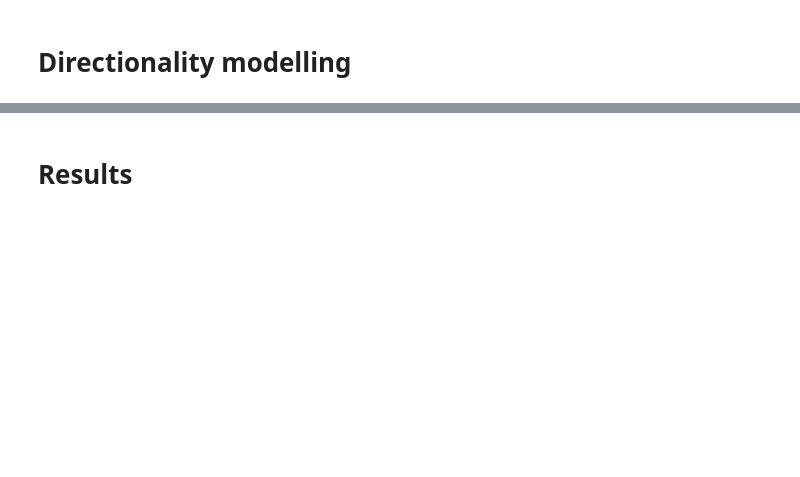
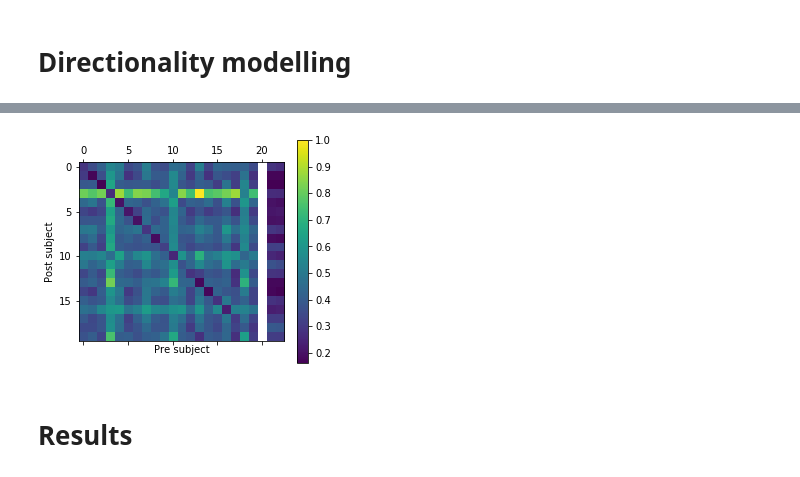
Before and after one commit to HALtheWise/Neurotech-project-1, a Jupyter notebook: exploration-v1.ipynb, the cells around one changed output, grey strips where cells are left out. Drawn from its saved outputs; the diff is of its cells as text; code cells hidden in the pictures; blank space fills up the shorter version.

```diff
--- a/exploration-v1.ipynb
+++ b/exploration-v1.ipynb
@@ -98,2 +100,5 @@ plt.savefig('DistanceMap.png', dpi=500)
 # %% [markdown]
 # Directionality modelling
+# %%
+subjects['delta'] = subjects.reducedPost - subjects.reducedPre
+subjects.head()
@@ -99,0 +112,4 @@ plt.savefig('DistanceMap.png', dpi=500)
+# %%
+meanDelta = np.mean(subjects.delta)
+print meanDelta.shape
+print meanDelta
@@ -99,0 +119,3 @@ plt.savefig('DistanceMap.png', dpi=500)
+# %%
+subjects['forecastedPost'] = subjects.reducedPre + meanDelta
+subjects.head()
@@ -100,2 +129,29 @@ plt.savefig('DistanceMap.png', dpi=500)
+# %%
+distMatrix = np.zeros([len(subjects), len(subjects) + 3])
+for i, post in subjects.reducedPost.iteritems():
+    # For each post scan
+    for j, pre in subjects.reducedPre.iteritems():
+        # How similar is it to each pre scan
+        distMatrix[i-1, j-1] = dist_func(pre, post)
+
+    # How similar is it to its own pre scan?
+    distMatrix[i-1,-1] = dist_func(subjects.forecastedPost[i], post)
+    # How similar is it to the prediction?
+    distMatrix[i-1,-2] = dist_func(subjects.reducedPre[i], post)
+
+    distMatrix[i-1,-3] = float('nan')
+
+distMatrix /= np.nanmax(distMatrix)
+
+cax = plt.matshow(distMatrix)
+
+plt.colorbar(cax)
+# plt.title('Correlation between incomming and outgoing scans')
+plt.xlabel('Pre subject')
+plt.ylabel('Post subject')
+
+plt.savefig('DistanceMap_dir.png', dpi=500)
+# %% [output]
+[figure, added]
 # %% [markdown]
 # Results
```
Also changed, not shown: parts of 4 cells of this notebook, 2 other files.
